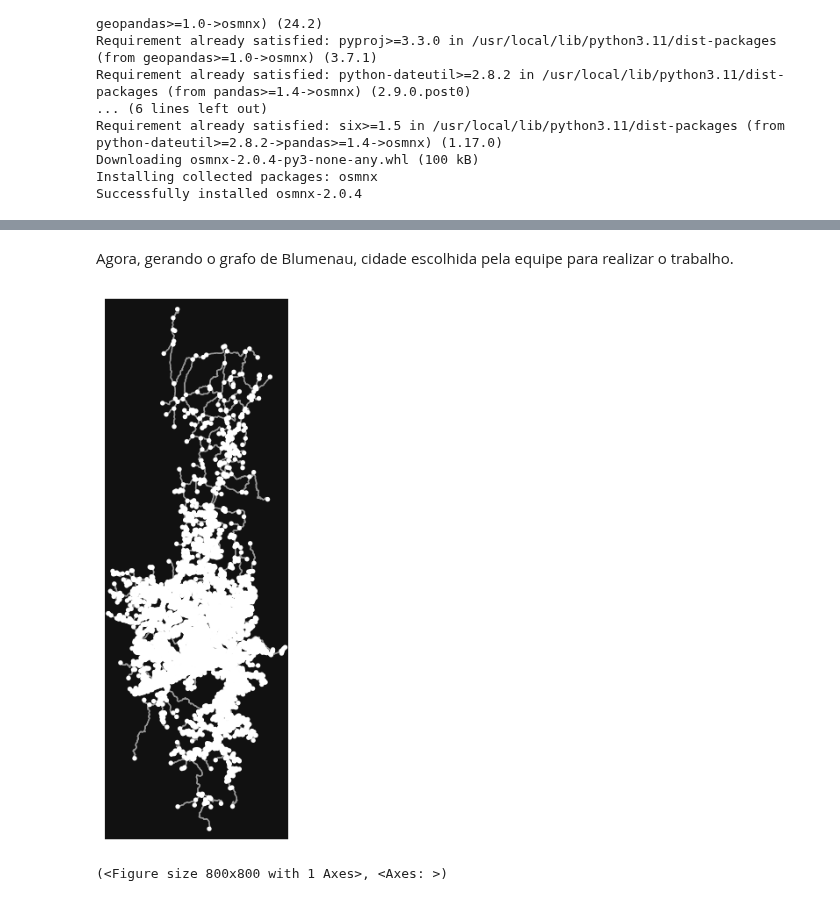
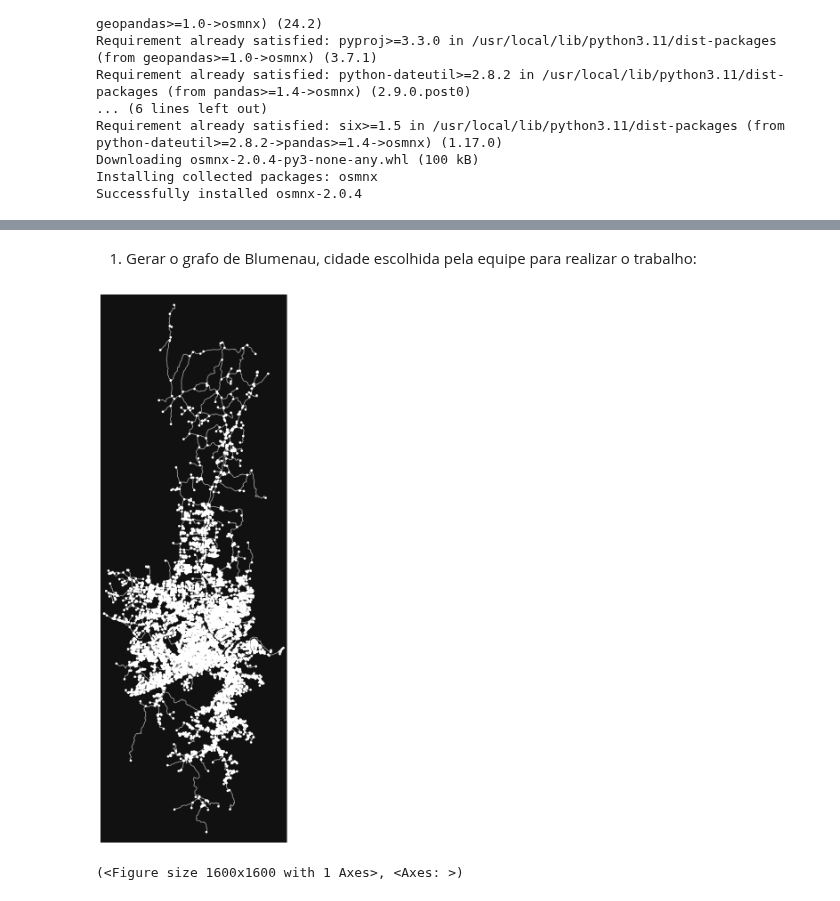
Before and after one commit to lemuel-manske/city-block, a Jupyter notebook: city.ipynb, the cells around one changed output, grey strips where cells are left out. Cells and saved outputs as stored; diff of their text form; code cells hidden in the pictures.

```diff
--- a/city.ipynb
+++ b/city.ipynb
@@ -23,18 +31,18 @@ Successfully installed osmnx-2.0.4
 # %% [markdown]
-Agora, gerando o grafo de Blumenau, cidade escolhida pela equipe para realizar o trabalho.
+1. Gerar o grafo de Blumenau, cidade escolhida pela equipe para realizar o trabalho:
 # %%
 import networkx as nx
 import osmnx as ox
 
 PLACE = 'Blumenau, Brazil'
 
 G: nx.MultiDiGraph = ox.graph_from_place(
     PLACE,
     network_type='drive'
 )
 
-ox.plot_graph(G)
+ox.plot_graph(G, figsize=(16, 16))
 # %% [output]
-[figure, old version]
+[figure, new version]
-(<Figure size 800x800 with 1 Axes>, <Axes: >)
+(<Figure size 1600x1600 with 1 Axes>, <Axes: >)
 # %% [markdown]
```
Also changed, not shown: parts of 15 cells of this notebook.
